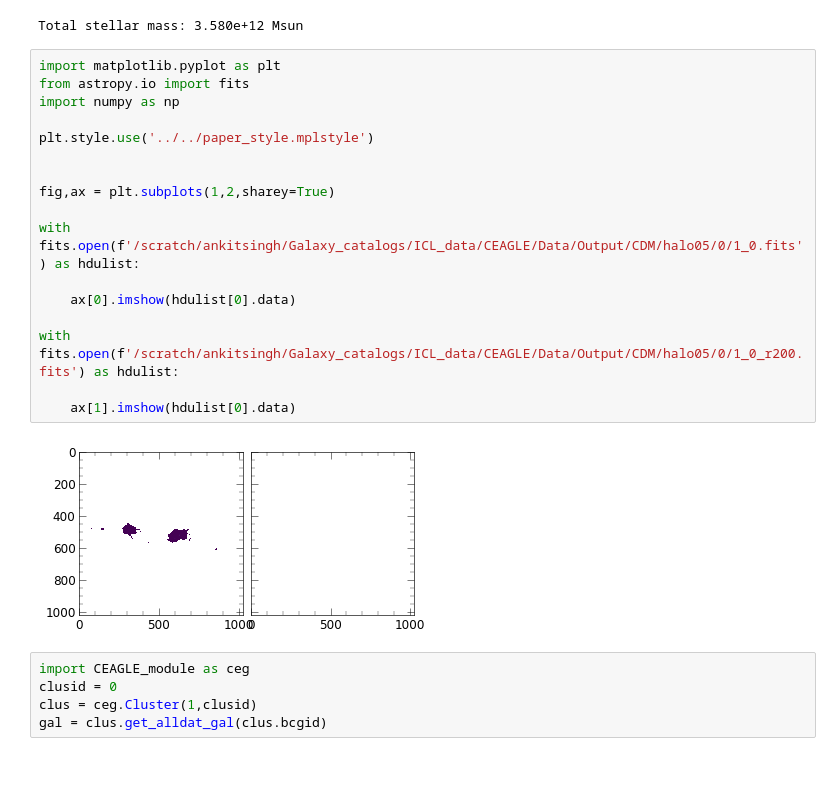
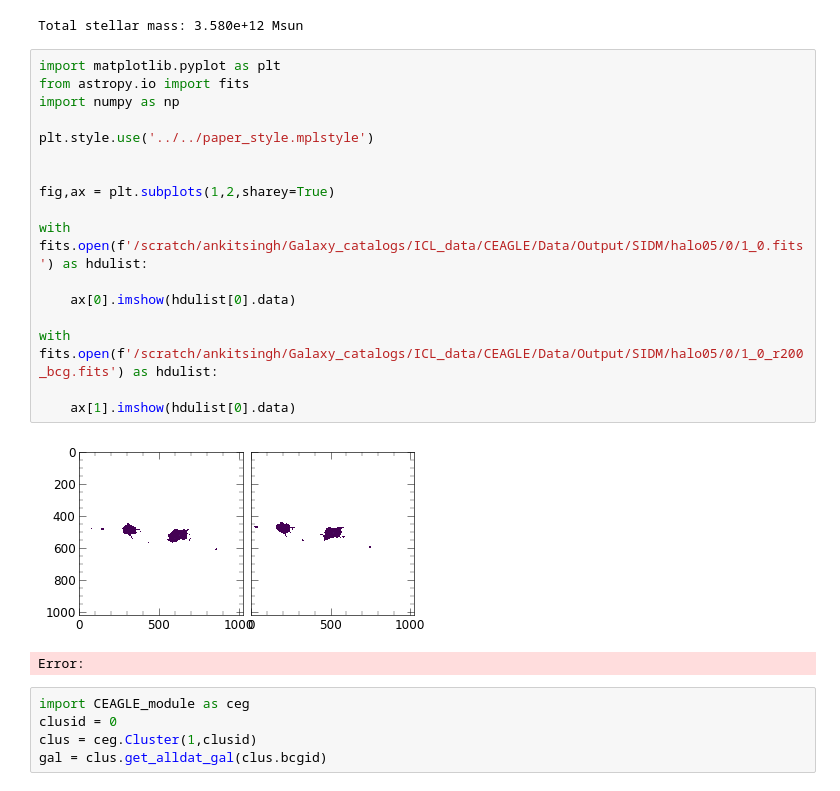
Before and after one commit to ansingh16/hr5_metallicity, a Jupyter notebook: Code/CEAGLE/CEAGLE.ipynb, the cells around one changed output. Drawn from its saved outputs; the diff is of its cells as text.

```diff
--- a/Code/CEAGLE/CEAGLE.ipynb
+++ b/Code/CEAGLE/CEAGLE.ipynb
@@ -99,22 +99,23 @@ Total stellar mass: 3.580e+12 Msun
 # %%
 import matplotlib.pyplot as plt
 from astropy.io import fits
 import numpy as np
 
 plt.style.use('../../paper_style.mplstyle')
 
 
 fig,ax = plt.subplots(1,2,sharey=True)
 
-with fits.open(f'/scratch/ankitsingh/Galaxy_catalogs/ICL_data/CEAGLE/Data/Output/CDM/halo05/0/1_0.fits') as hdulist:
+with fits.open(f'/scratch/ankitsingh/Galaxy_catalogs/ICL_data/CEAGLE/Data/Output/SIDM/halo05/0/1_0.fits') as hdulist:
 
     ax[0].imshow(hdulist[0].data)
 
-with fits.open(f'/scratch/ankitsingh/Galaxy_catalogs/ICL_data/CEAGLE/Data/Output/CDM/halo05/0/1_0_r200.fits') as hdulist:
+with fits.open(f'/scratch/ankitsingh/Galaxy_catalogs/ICL_data/CEAGLE/Data/Output/SIDM/halo05/0/1_0_r200_bcg.fits') as hdulist:
 
     ax[1].imshow(hdulist[0].data)
 # %% [output]
-[figure, old version]
+[figure, new version]
+Error:
 # %%
 import CEAGLE_module as ceg
 clusid = 0
```
Also changed, not shown: parts of 5 cells of this notebook, 4 other files.
